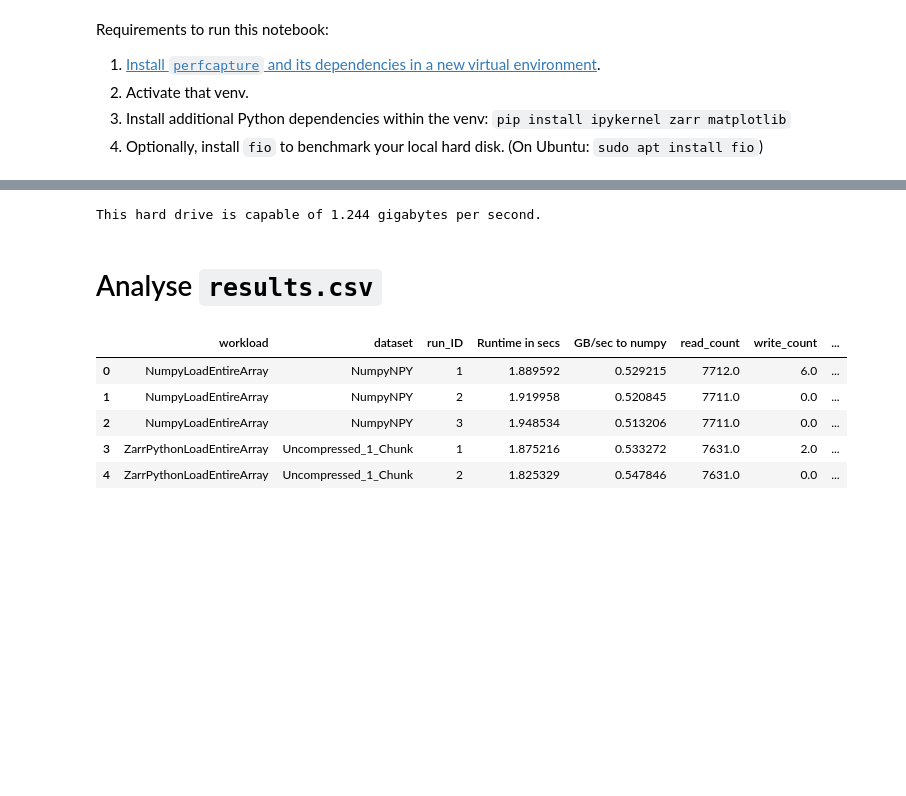
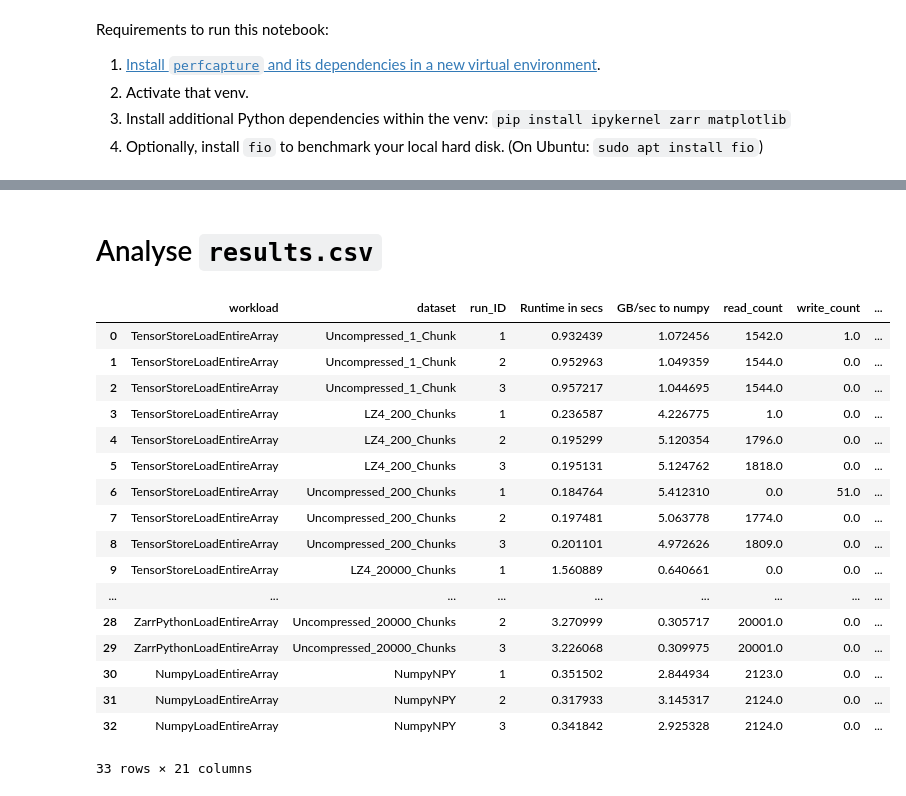
Before and after one commit to zarr-developers/zarr-benchmark, a Jupyter notebook: results/simple_results.ipynb, the cells around one changed output, grey strips where cells are left out. Saved outputs shown, nothing was run; the diff lists cells and outputs as text; code cells hidden in the pictures; blank space fills up the shorter version.

```diff
--- a/results/simple_results.ipynb
+++ b/results/simple_results.ipynb
@@ -19,10 +8,3 @@ Requirements to run this notebook:
-# %%
-import json
-fio_json = json.loads(fio_json.stdout)
-max_gbytes_per_sec = fio_json['jobs'][0]['read']['bw_bytes'] / 1E9
-print(f"This hard drive is capable of {max_gbytes_per_sec:.3f} gigabytes per second.")
-# %% [output]
-This hard drive is capable of 1.244 gigabytes per second.
 # %% [markdown]
 # Analyse `results.csv`
 # %%
@@ -30,10 +12,0 @@ import pandas as pd
-# %%
-results = pd.read_csv("results.csv")
-results.head()
-# %% [output]
-|  | workload | dataset | run_ID | Runtime in secs | GB/sec to numpy | read_count | write_count | ... |
-| 0 | NumpyLoadEntireArray | NumpyNPY | 1 | 1.889592 | 0.529215 | 7712.0 | 6.0 | ... |
-| 1 | NumpyLoadEntireArray | NumpyNPY | 2 | 1.919958 | 0.520845 | 7711.0 | 0.0 | ... |
-| 2 | NumpyLoadEntireArray | NumpyNPY | 3 | 1.948534 | 0.513206 | 7711.0 | 0.0 | ... |
-| 3 | ZarrPythonLoadEntireArray | Uncompressed_1_Chunk | 1 | 1.875216 | 0.533272 | 7631.0 | 2.0 | ... |
-| 4 | ZarrPythonLoadEntireArray | Uncompressed_1_Chunk | 2 | 1.825329 | 0.547846 | 7631.0 | 0.0 | ... |
@@ -40,3 +23,24 @@ results.head()
+# %%
+results
+# %% [output]
+|  | workload | dataset | run_ID | Runtime in secs | GB/sec to numpy | read_count | write_count | ... |
+| 0 | TensorStoreLoadEntireArray | Uncompressed_1_Chunk | 1 | 0.932439 | 1.072456 | 1542.0 | 1.0 | ... |
+| 1 | TensorStoreLoadEntireArray | Uncompressed_1_Chunk | 2 | 0.952963 | 1.049359 | 1544.0 | 0.0 | ... |
+| 2 | TensorStoreLoadEntireArray | Uncompressed_1_Chunk | 3 | 0.957217 | 1.044695 | 1544.0 | 0.0 | ... |
+| 3 | TensorStoreLoadEntireArray | LZ4_200_Chunks | 1 | 0.236587 | 4.226775 | 1.0 | 0.0 | ... |
+| 4 | TensorStoreLoadEntireArray | LZ4_200_Chunks | 2 | 0.195299 | 5.120354 | 1796.0 | 0.0 | ... |
+| 5 | TensorStoreLoadEntireArray | LZ4_200_Chunks | 3 | 0.195131 | 5.124762 | 1818.0 | 0.0 | ... |
+| 6 | TensorStoreLoadEntireArray | Uncompressed_200_Chunks | 1 | 0.184764 | 5.412310 | 0.0 | 51.0 | ... |
+| 7 | TensorStoreLoadEntireArray | Uncompressed_200_Chunks | 2 | 0.197481 | 5.063778 | 1774.0 | 0.0 | ... |
+| 8 | TensorStoreLoadEntireArray | Uncompressed_200_Chunks | 3 | 0.201101 | 4.972626 | 1809.0 | 0.0 | ... |
+| 9 | TensorStoreLoadEntireArray | LZ4_20000_Chunks | 1 | 1.560889 | 0.640661 | 0.0 | 0.0 | ... |
+| ... | ... | ... | ... | ... | ... | ... | ... | ... |
+| 28 | ZarrPythonLoadEntireArray | Uncompressed_20000_Chunks | 2 | 3.270999 | 0.305717 | 20001.0 | 0.0 | ... |
+| 29 | ZarrPythonLoadEntireArray | Uncompressed_20000_Chunks | 3 | 3.226068 | 0.309975 | 20001.0 | 0.0 | ... |
+| 30 | NumpyLoadEntireArray | NumpyNPY | 1 | 0.351502 | 2.844934 | 2123.0 | 0.0 | ... |
+| 31 | NumpyLoadEntireArray | NumpyNPY | 2 | 0.317933 | 3.145317 | 2124.0 | 0.0 | ... |
+| 32 | NumpyLoadEntireArray | NumpyNPY | 3 | 0.341842 | 2.925328 | 2124.0 | 0.0 | ... |
+33 rows × 21 columns
 # %%
 def get_result(column) -> pd.DataFrame:
     mean_result = results.groupby(["workload", "dataset"])[column].mean()
```
Also changed, not shown: parts of 10 cells of this notebook.
